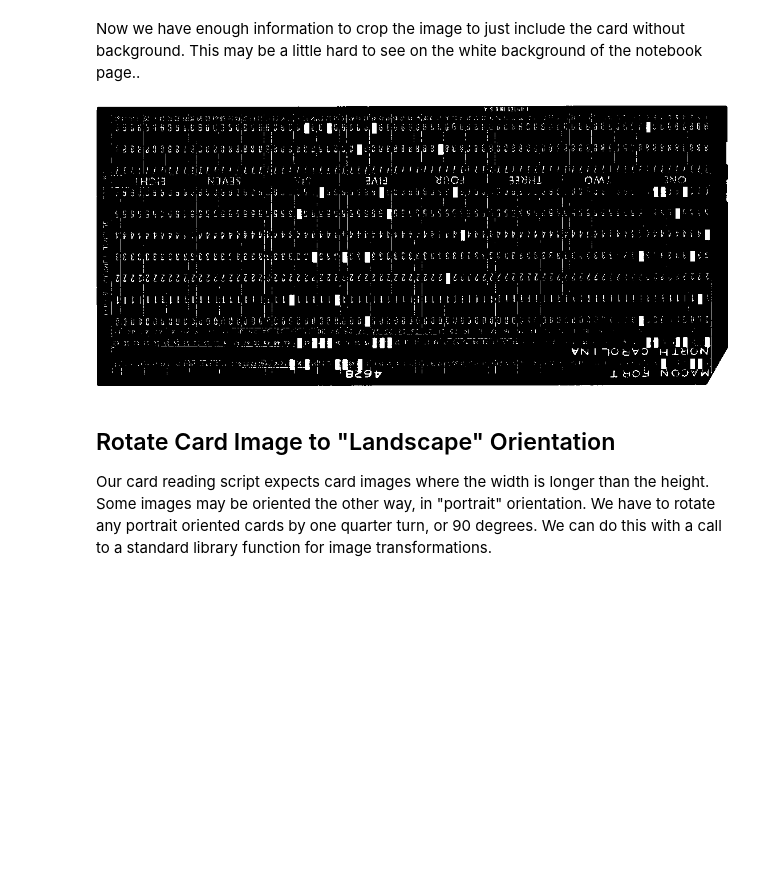
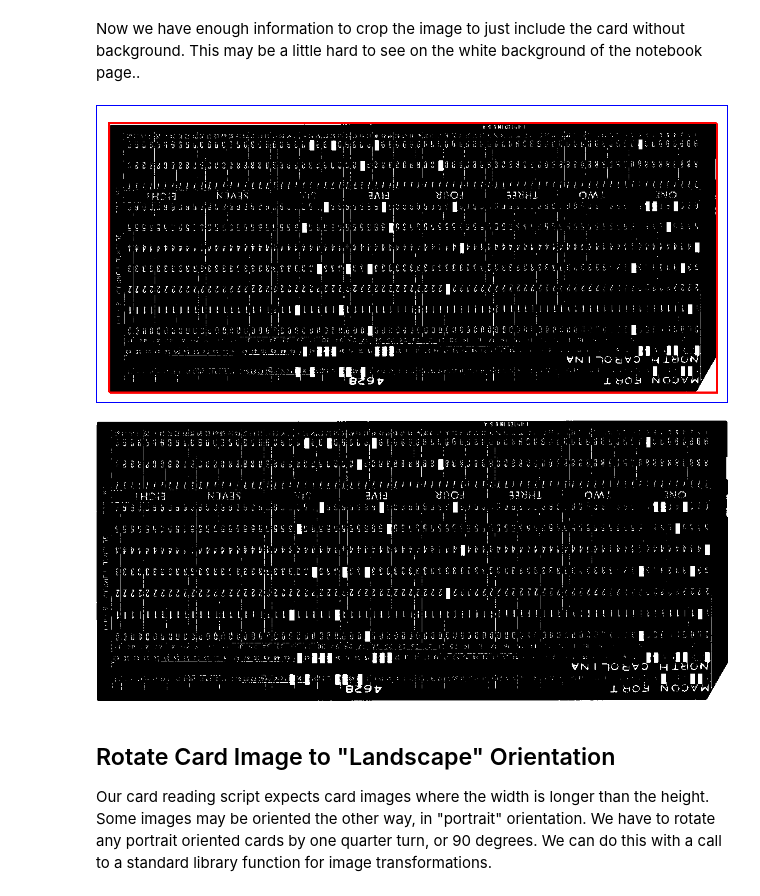
Before and after one commit to cases-umd/Reading-Punchcards, a Jupyter notebook: notebook-2.ipynb, the cells around one changed output. Saved outputs shown, nothing was run; the diff lists cells and outputs as text; code cells hidden in the pictures; blank space fills up the shorter version.

```diff
--- a/notebook-2.ipynb
+++ b/notebook-2.ipynb
@@ -16,8 +16,19 @@ In short, our goal is to support reading of punchcard images, no matter how they
 Some cards may be photographed on backgrounds that are darker than the card itself, making the punches or holes appear darker than the card. Our data reading script is based on backlit cards, with holes showing lighter than the card itself. So we have to detect this situation and then correct for it.
 
 We came up with a relatively simple formula for testing whether an image is backlit or not. We simply divide the image up into center and edge regions and then see if the center is darker or lighter on average, than the edge. In the code below, we divided the image into the center region and the region just left of center.
+# %%
+RED = (255, 0, 0)
+BLUE = (0, 0, 255)
+def debug(image, rectangle, color):
+    debug = image.copy()
+    debug = debug.convert(mode="RGB")
+    draw = ImageDraw.Draw(debug)
+    for i in range(-2,2):
+        shifted = list(map(lambda x: x + i, rectangle))
+        draw.rectangle(shifted, outline=color)
+    return debug
 # %%
-from PIL import ImageStat
+from PIL import ImageStat, ImageDraw
 def brightness( im ):
     stat = ImageStat.Stat(im)
     return stat.mean[0]
@@ -29,11 +40,12 @@ def isbacklit(image):
     width, height = image.size
     ctr_box = (width/4, height/4, (width/4)*3, (height/4)*3)
     ctr_region = image.crop(ctr_box)
-    display(ctr_region)
     # pick square left edge to center square and avg brightness.
     left_box = (0, height/4, width/4, (height/4)*3)
+    show = debug(image, ctr_box, RED)
+    show = debug(show, left_box, BLUE)
+    display(show)
     left_region = image.crop(left_box)
-    display(left_region)
     left_brightness = brightness(left_region)
     center_brightness = brightness(ctr_region)
     return left_brightness > center_brightness
@@ -152,10 +163,14 @@ top: 33, bottom: 525
 Now we have enough information to crop the image to just include the card without background. This may be a little hard to see on the white background of the notebook page..
 # %%
 crop_box = (left, top, right, bottom)
+show = debug(image3, crop_box, RED)
+show = debug(show, (0, 0, image3.size[0], image3.size[1]), BLUE)
+display(show)
 image4 = image3.crop(crop_box)
 display(image4)
 # %% [output]
-[figure, old version]
+[figure, new version]
+[figure, added]
 # %% [markdown]
 ## Rotate Card Image to "Landscape" Orientation
 
```
Also changed, not shown: parts of 4 cells of this notebook, 4 other files.
